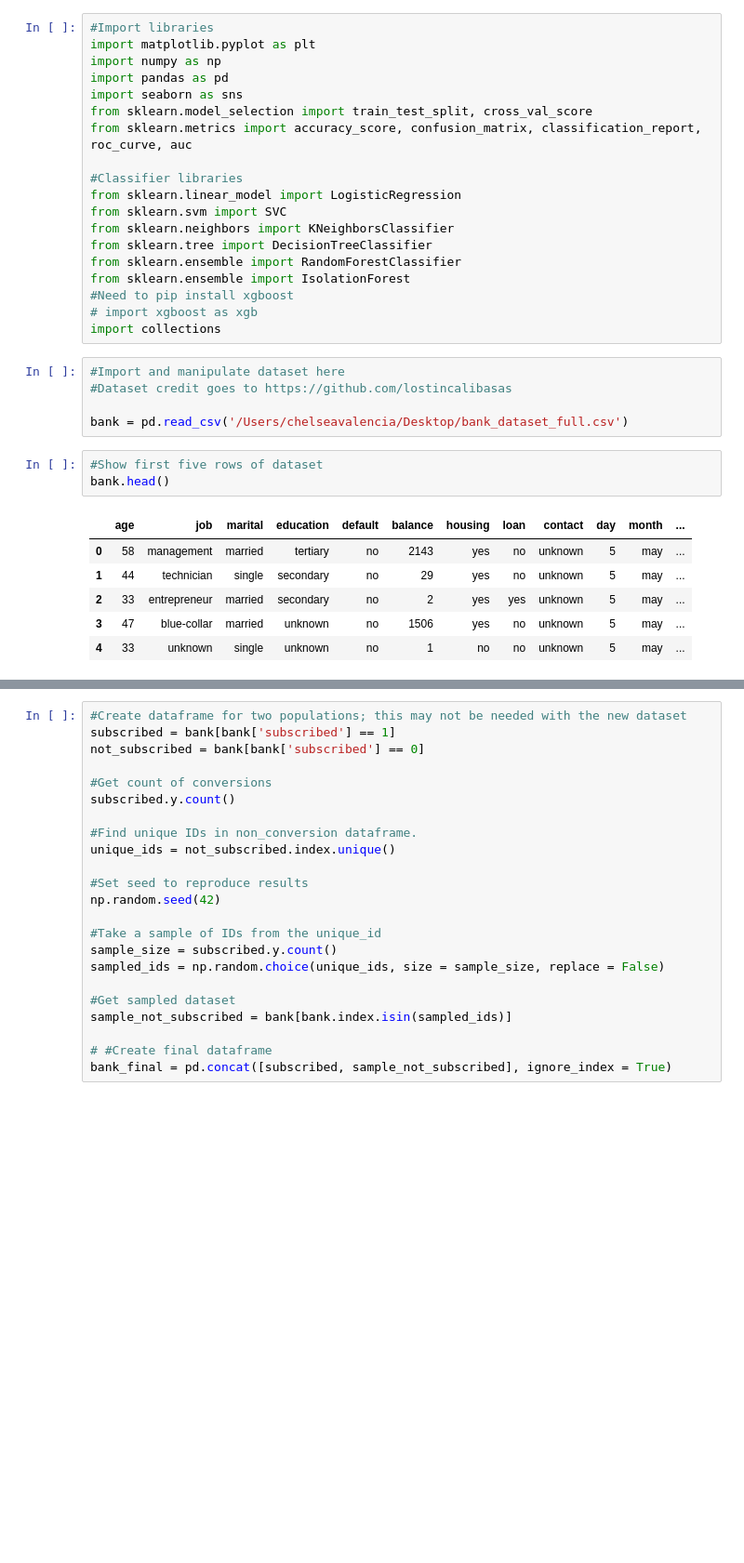
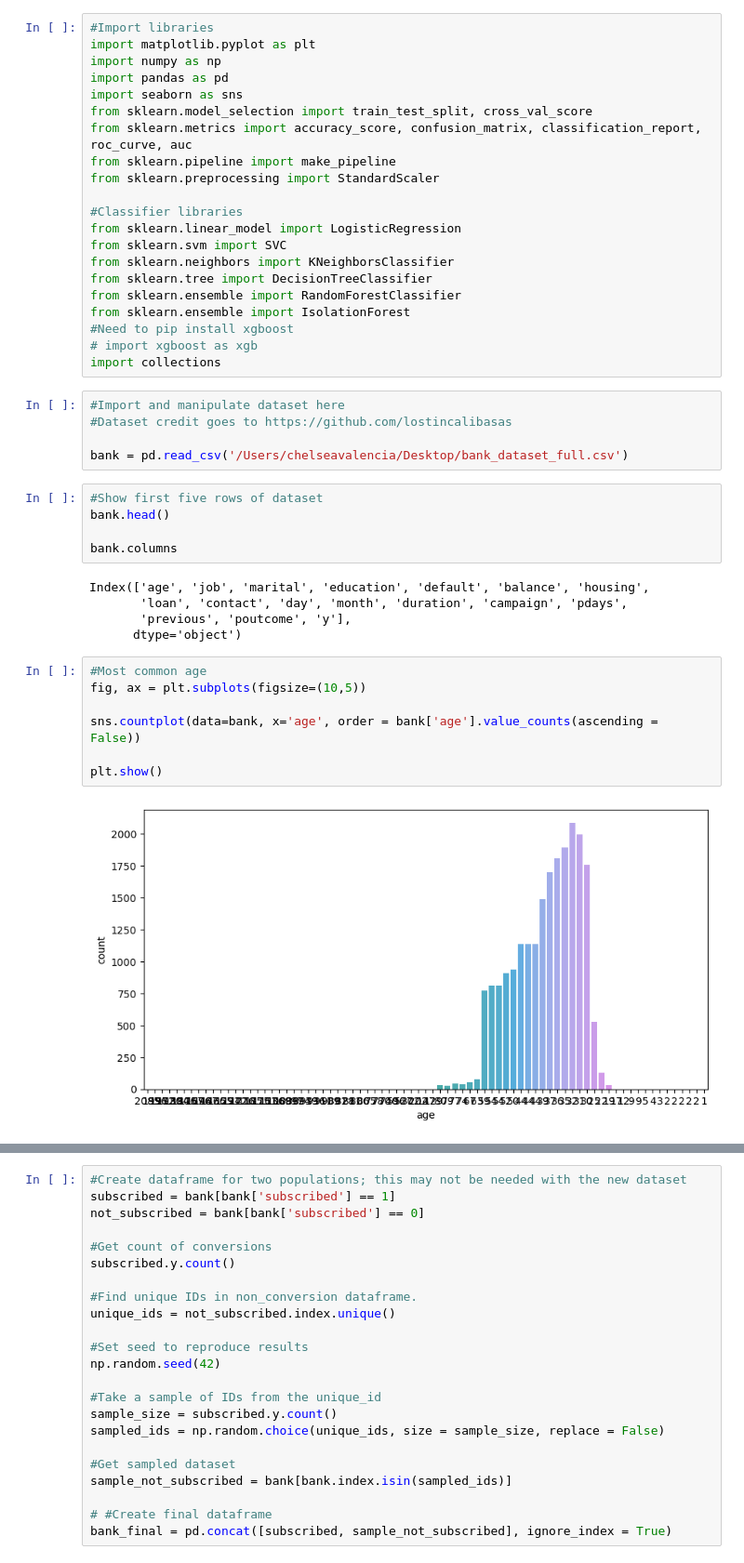
Before and after one commit to valenciachelsea/logreg, a Jupyter notebook: portfolio_logreg.ipynb, the cells around one changed output, grey strips where cells are left out. Shown at 93% size. Cells and saved outputs as stored; diff of their text form; blank space fills up the shorter version.

Commit message:
EDA prep
-EDA prep
-Scale data for models

```diff
--- a/portfolio_logreg.ipynb
+++ b/portfolio_logreg.ipynb
@@ -6,6 +6,8 @@ import pandas as pd
 import seaborn as sns
 from sklearn.model_selection import train_test_split, cross_val_score
 from sklearn.metrics import accuracy_score, confusion_matrix, classification_report, roc_curve, auc
+from sklearn.pipeline import make_pipeline
+from sklearn.preprocessing import StandardScaler
 
 #Classifier libraries
 from sklearn.linear_model import LogisticRegression
@@ -25,10 +27,19 @@ bank = pd.read_csv('/Users/chelseavalencia/Desktop/bank_dataset_full.csv')
 # %%
 #Show first five rows of dataset
 bank.head()
+
+bank.columns
 # %% [output]
-|  | age | job | marital | education | default | balance | housing | loan | contact | day | month | ... |
-| 0 | 58 | management | married | tertiary | no | 2143 | yes | no | unknown | 5 | may | ... |
-| 1 | 44 | technician | single | secondary | no | 29 | yes | no | unknown | 5 | may | ... |
-| 2 | 33 | entrepreneur | married | secondary | no | 2 | yes | yes | unknown | 5 | may | ... |
-| 3 | 47 | blue-collar | married | unknown | no | 1506 | yes | no | unknown | 5 | may | ... |
-| 4 | 33 | unknown | single | unknown | no | 1 | no | no | unknown | 5 | may | ... |
+Index(['age', 'job', 'marital', 'education', 'default', 'balance', 'housing',
+       'loan', 'contact', 'day', 'month', 'duration', 'campaign', 'pdays',
+       'previous', 'poutcome', 'y'],
+      dtype='object')
+# %%
+#Most common age
+fig, ax = plt.subplots(figsize=(10,5))
+
+sns.countplot(data=bank, x='age', order = bank['age'].value_counts(ascending = False))
+
+plt.show()
+# %% [output]
+[figure, added]
```
Also changed, not shown: parts of 16 cells of this notebook.
